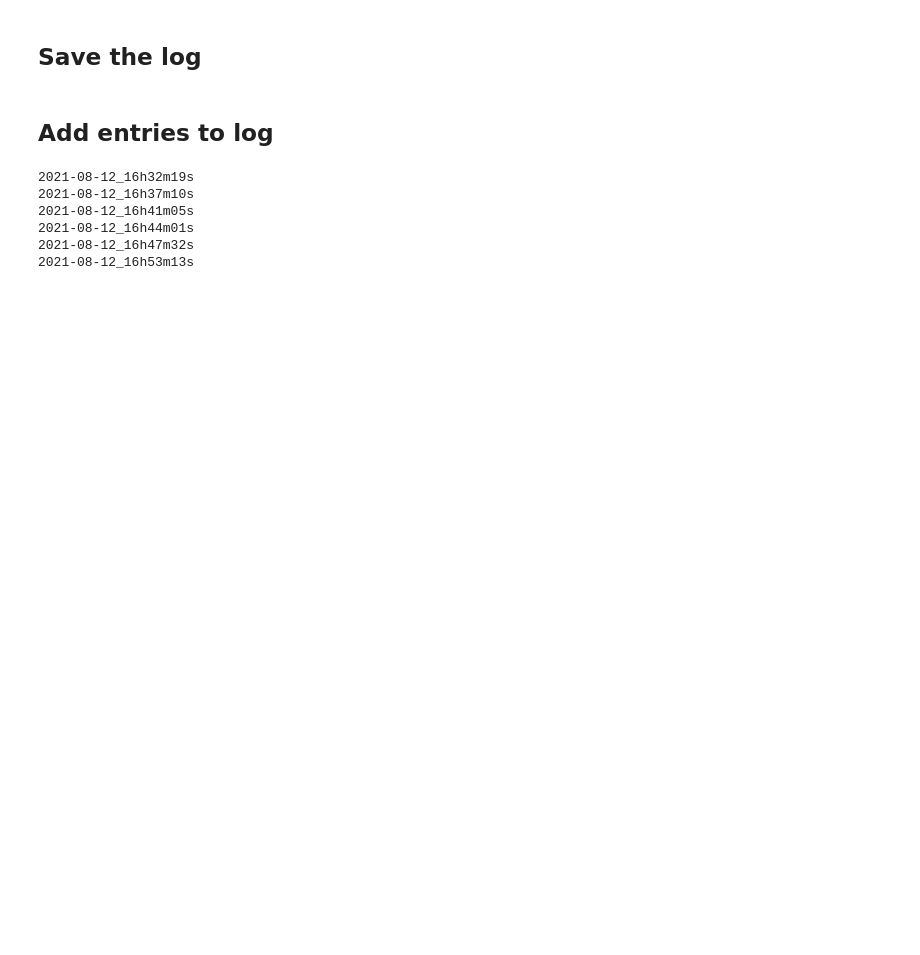
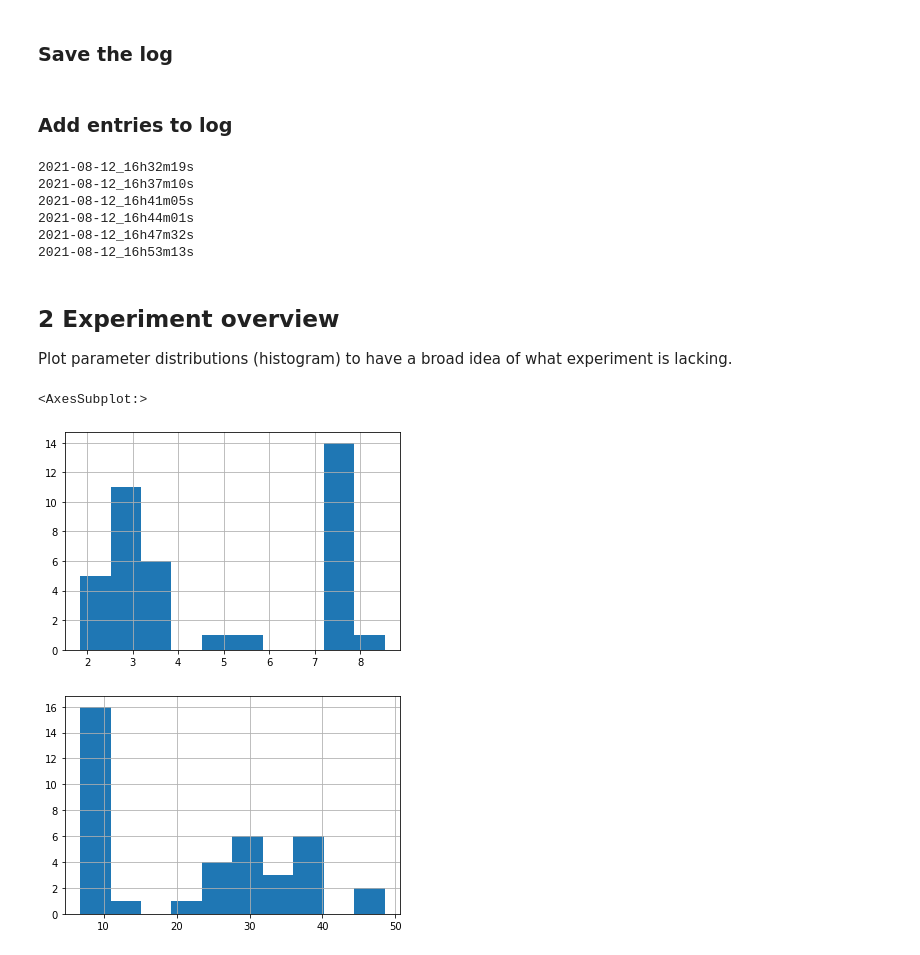
Before and after one commit to ZLoverty/DE, a Jupyter notebook: Code/data_manage.ipynb, the cells around one changed output. Drawn from its saved outputs; the diff is of its cells as text; code cells hidden in the pictures; blank space fills up the shorter version.

Commit message:
Analyze some data

```diff
--- a/Code/data_manage.ipynb
+++ b/Code/data_manage.ipynb
@@ -102,9 +103,9 @@ log
 # %% [markdown]
-## Save the log
+### Save the log
 # %%
 log.to_csv(os.path.join(data_folder, 'main_log.csv'), index=False)
 # %% [markdown]
-## Add entries to log
+### Add entries to log
 # %%
 folder = '/home/zhengyang/data/DE/08122021'
 l = readdata(folder, 'raw').sort_values(by='Dir')
@@ -118,3 +119,18 @@ for num, i in l.iterrows():
 2021-08-12_16h44m01s
 2021-08-12_16h47m32s
 2021-08-12_16h53m13s
+# %% [markdown]
+## 2 Experiment overview
+
+Plot parameter distributions (histogram) to have a broad idea of what experiment is lacking.
+# %%
+data_folder = '../Data'
+log = pd.read_csv(os.path.join(data_folder, 'main_log.csv'), header=[0,1])
+r = log[('analysis', 'OD')] / log[('analysis', 'ID')]
+r.hist()
+plt.figure()
+log[('analysis', 'ID')].hist()
+# %% [output]
+<AxesSubplot:>
+[figure, added]
+[figure, added]
```
Also changed, not shown: parts of 5 cells of this notebook, 4 other files.
